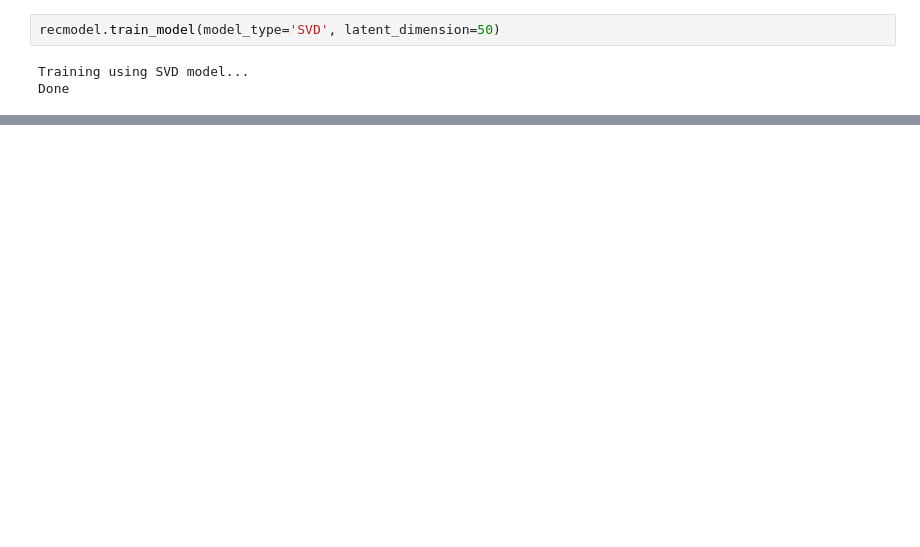
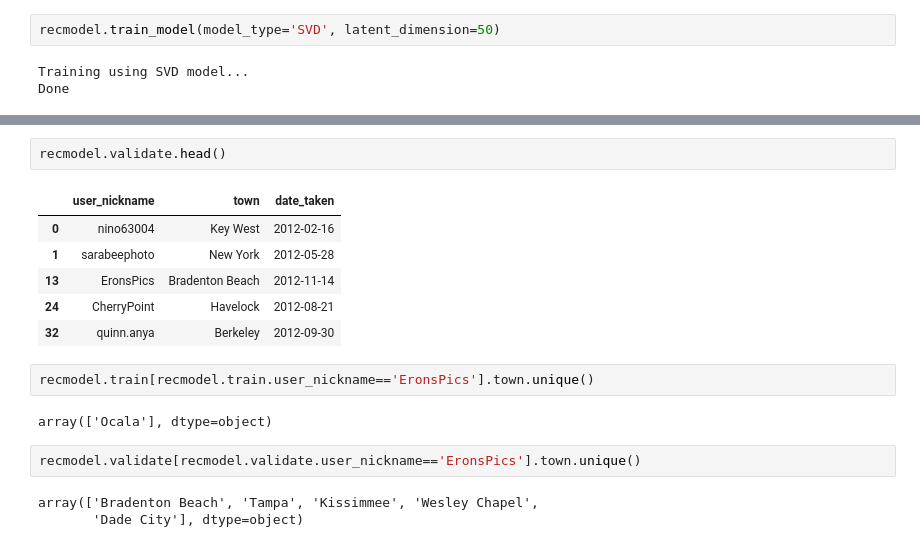
Before and after one commit to asgundogdu/locationRec, a Jupyter notebook: Sample_Notebook.ipynb, the cells around one changed output, grey strips where cells are left out. Saved outputs shown, nothing was run; the diff lists cells and outputs as text; blank space fills up the shorter version.

```diff
--- a/Sample_Notebook.ipynb
+++ b/Sample_Notebook.ipynb
@@ -54 +73,19 @@ Done
+# %%
+recmodel.validate.head()
+# %% [output]
+|  | user_nickname | town | date_taken |
+| 0 | nino63004 | Key West | 2012-02-16 |
+| 1 | sarabeephoto | New York | 2012-05-28 |
+| 13 | EronsPics | Bradenton Beach | 2012-11-14 |
+| 24 | CherryPoint | Havelock | 2012-08-21 |
+| 32 | quinn.anya | Berkeley | 2012-09-30 |
+# %%
+recmodel.train[recmodel.train.user_nickname=='EronsPics'].town.unique()
+# %% [output]
+array(['Ocala'], dtype=object)
+# %%
+recmodel.validate[recmodel.validate.user_nickname=='EronsPics'].town.unique()
+# %% [output]
+array(['Bradenton Beach', 'Tampa', 'Kissimmee', 'Wesley Chapel',
+       'Dade City'], dtype=object)
 # %%
```
Also changed, not shown: parts of 26 cells of this notebook, 1 other file.
